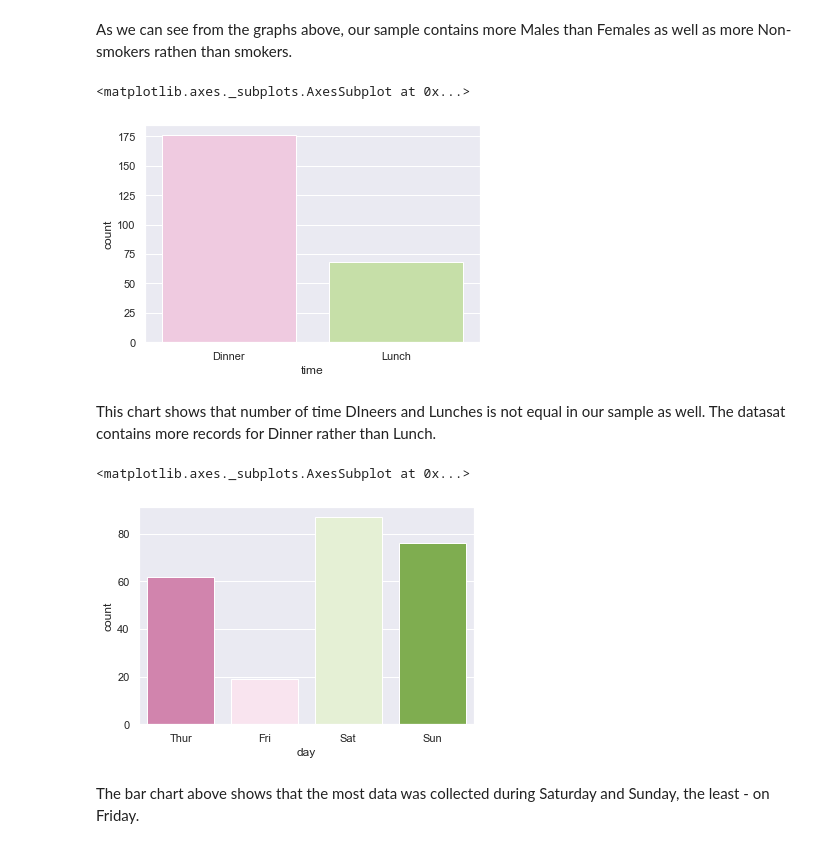
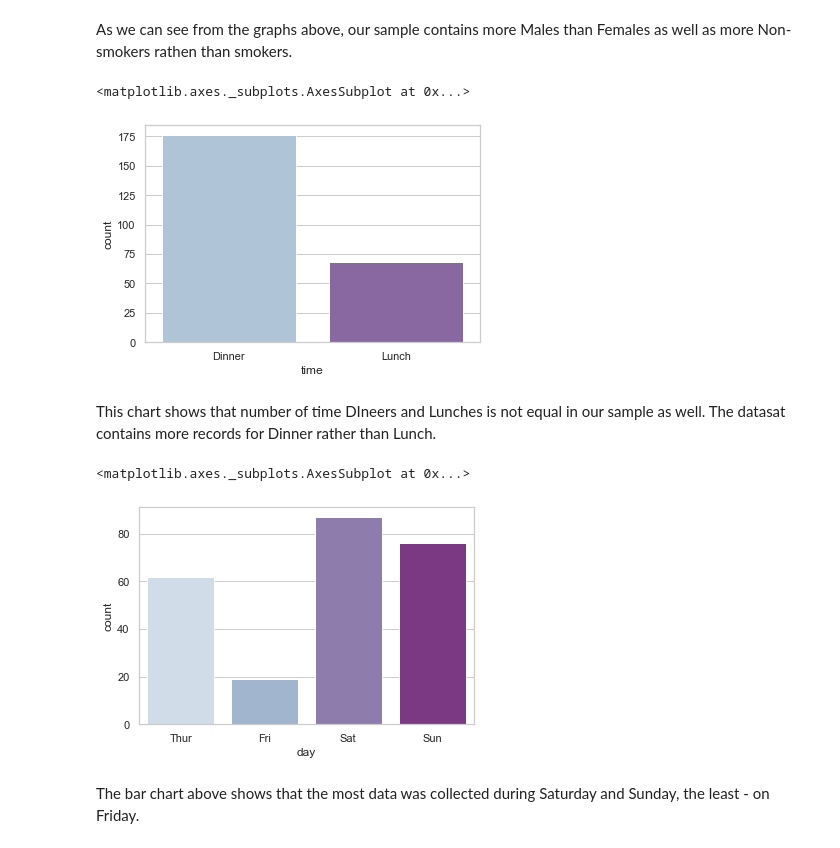
Before and after one commit to JuliaMal/Fundamentals_project, a Jupyter notebook: Tips.ipynb, the cells around one changed output. Drawn from its saved outputs; the diff is of its cells as text; code cells hidden in the pictures.

```diff
--- a/Tips.ipynb
+++ b/Tips.ipynb
@@ -60,3 +60,6 @@ The Tips dataset includes the following Qualitative data:
 - Time
 # %% [markdown]
 Let's check how the qualitative data are distributed in our sample dataset. In the graphs below we are checking if our dataset has equal amount of Female vs Male, Non-smokers vs Smokers, how many Lunches vs Dinners were recorded and if we had the same amount of records done every  day within 4 days (from Thursday to Sunday).
+# %%
+sns.set_style("whitegrid")
+sns.countplot( x="sex", data=df, palette="BuPu")
@@ -73,17 +74,17 @@ sns.countplot(x="smoker", data=df, palette="PiYG")
 # %% [markdown]
 As we can see from the graphs above, our sample contains more Males than Females as well as more Non-smokers rathen than smokers.
 # %%
-sns.countplot(x="time", data=df, palette="PiYG")
+sns.countplot(x="time", data=df, palette="BuPu")
 # %% [output]
 <matplotlib.axes._subplots.AxesSubplot at 0x...>
-[figure, old version]
+[figure, new version]
 # %% [markdown]
 This chart shows that number of time DIneers and Lunches is not equal in our sample as well. The datasat contains more records for Dinner rather than Lunch.
 # %%
 order = ["Thur", "Fri", "Sat", "Sun"]
-sns.countplot(x="day", data=df, palette="PiYG",order=order)
+sns.countplot(x="day", data=df, palette="BuPu",order=order)
 # %% [output]
 <matplotlib.axes._subplots.AxesSubplot at 0x...>
-[figure, old version]
+[figure, new version]
 # %% [markdown]
 The bar chart above shows that the most data was collected during Saturday and Sunday, the least - on Friday.
```
Also changed, not shown: parts of 44 cells of this notebook.
